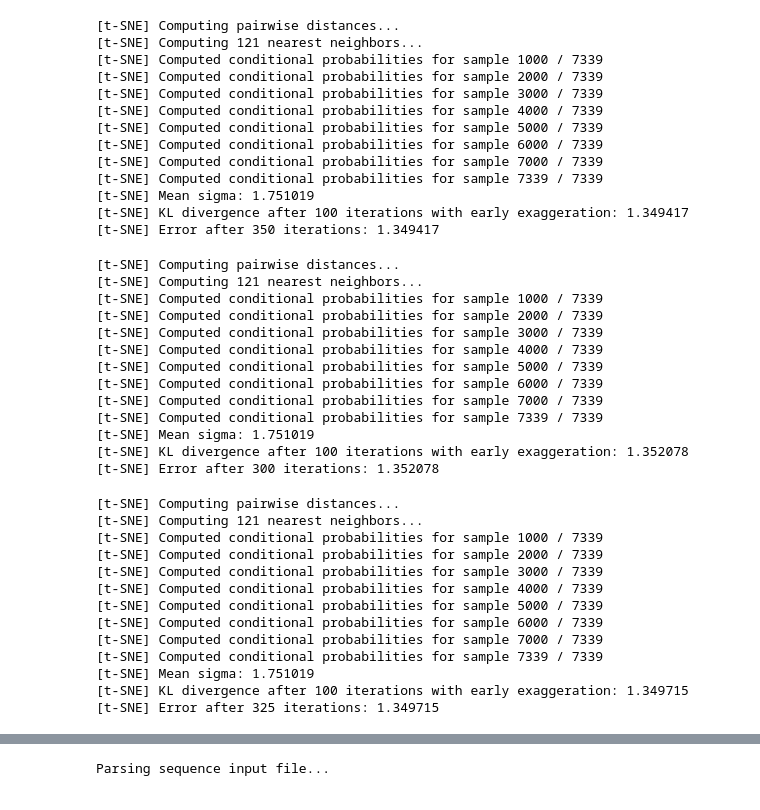
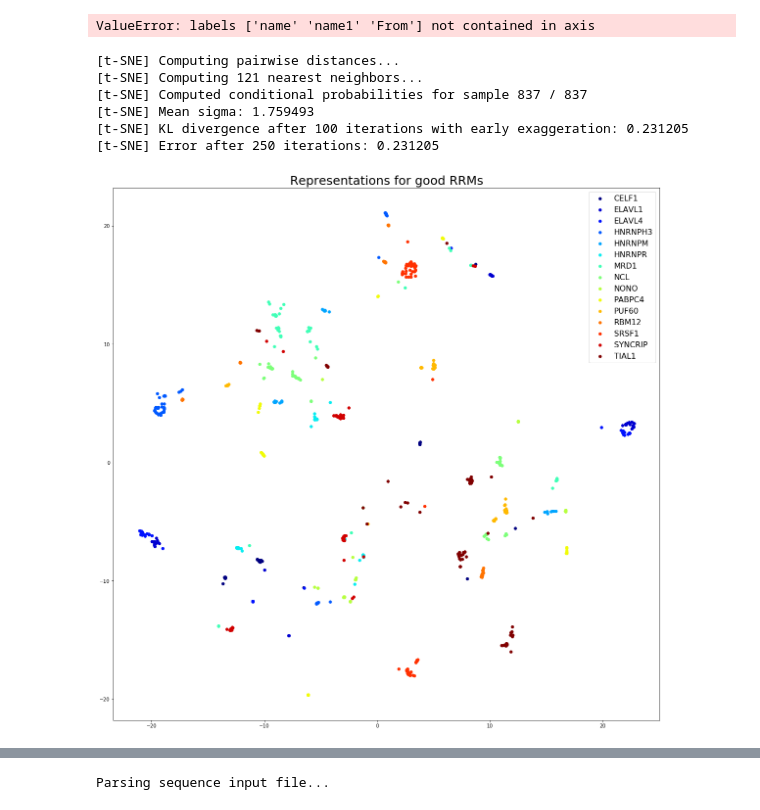
Before and after one commit to ostwind/ProteinLatentRep, a Jupyter notebook: CNN_LSTM/CNN_LSTM_tSNE.ipynb, the cells around one changed output, grey strips where cells are left out. Cells and saved outputs as stored; diff of their text form; code cells hidden in the pictures.

```diff
--- a/CNN_LSTM/CNN_LSTM_tSNE.ipynb
+++ b/CNN_LSTM/CNN_LSTM_tSNE.ipynb
@@ -24,0 +23,5 @@ with open('../data/tentative_genename_mapping.tab', 'rb') as original_file:
+# %%
+hiddens['name1'] = [name.split('.')[0] for name in hiddens.name]
+match = pd.read_csv('../data/tentative_genename_mapping.csv')
+matched = pd.merge(hiddens, match, left_on='name1', right_on='From')
+matched.shape
@@ -34,6 +34,0 @@ hiddens=pd.read_csv('hiddens.csv', index_col=0)
-# %%
-hiddens2=pd.read_csv('hiddens.csv', index_col=0)
-hiddens2['name1'] = [name.split('.')[0] for name in hiddens2.name]
-match = pd.read_csv('../data/tentative_genename_mapping.csv')
-matched = pd.merge(hiddens2, match, left_on='name1', right_on='From')
-matched.shape
@@ -43,0 +94,9 @@ matched = pd.merge(hiddens, match, left_on='name1', right_on='From')
+# %%
+matched2plot = matched[[gen in gens2plot for gen in matched['To']]].sort_values('To')
+# %%
+# hiddens_to_plot = matched.loc[[gene in genes_to_plot for gene in matched['genID']], :].drop(
+#     ['name','name1', 'From', 'To'], 1)
+matched2plot = matched2plot.drop(['name','name1', 'From', 'genID'], 1)
+matched2plot
+# %% [output]
+ValueError: labels ['name' 'name1' 'From'] not contained in axis
@@ -50,53 +107,13 @@ hiddens_to_plot = matched.drop(['name','name1', 'From', 'To'], 1)
 # %%
 from imp import reload
 import tsne
 reload(tsne)
-fig = tsne.plot('2d', hiddens_to_plot['genID'], hiddens_to_plot.drop('genID', 1).values, perplexity=10)
+tsne.plot('Representations for good RRMs', matched2plot['To'], matched2plot.drop('To', 1).values, perplexity=100)
 # %% [output]
 [t-SNE] Computing pairwise distances...
 [t-SNE] Computing 121 nearest neighbors...
-[t-SNE] Computed conditional probabilities for sample 1000 / 7339
-[t-SNE] Computed conditional probabilities for sample 2000 / 7339
-[t-SNE] Computed conditional probabilities for sample 3000 / 7339
-[t-SNE] Computed conditional probabilities for sample 4000 / 7339
-[t-SNE] Computed conditional probabilities for sample 5000 / 7339
-[t-SNE] Computed conditional probabilities for sample 6000 / 7339
-[t-SNE] Computed conditional probabilities for sample 7000 / 7339
-[t-SNE] Computed conditional probabilities for sample 7339 / 7339
-[t-SNE] Mean sigma: 1.751019
-[t-SNE] KL divergence after 100 iterations with early exaggeration: 1.349417
-[t-SNE] Error after 350 iterations: 1.349417
+[t-SNE] Computed conditional probabilities for sample 837 / 837
+[t-SNE] Mean sigma: 1.759493
+[t-SNE] KL divergence after 100 iterations with early exaggeration: 0.231205
+[t-SNE] Error after 250 iterations: 0.231205
+[figure, added]
-# %%
-reload(tsne)
-tsne.plot('2d', hiddens_to_plot['genID'], hiddens_to_plot.drop('genID', 1).values, perplexity=100)
-# %% [output]
-[t-SNE] Computing pairwise distances...
-[t-SNE] Computing 121 nearest neighbors...
-[t-SNE] Computed conditional probabilities for sample 1000 / 7339
-[t-SNE] Computed conditional probabilities for sample 2000 / 7339
-[t-SNE] Computed conditional probabilities for sample 3000 / 7339
-[t-SNE] Computed conditional probabilities for sample 4000 / 7339
-[t-SNE] Computed conditional probabilities for sample 5000 / 7339
-[t-SNE] Computed conditional probabilities for sample 6000 / 7339
-[t-SNE] Computed conditional probabilities for sample 7000 / 7339
-[t-SNE] Computed conditional probabilities for sample 7339 / 7339
-[t-SNE] Mean sigma: 1.751019
-[t-SNE] KL divergence after 100 iterations with early exaggeration: 1.352078
-[t-SNE] Error after 300 iterations: 1.352078
-# %%
-reload(tsne)
-tsne.plot('Representation for filtered RRMs', hiddens_to_plot['genID'], hiddens_to_plot.drop('genID', 1).values, perplexity=100)
-# %% [output]
-[t-SNE] Computing pairwise distances...
-[t-SNE] Computing 121 nearest neighbors...
-[t-SNE] Computed conditional probabilities for sample 1000 / 7339
-[t-SNE] Computed conditional probabilities for sample 2000 / 7339
-[t-SNE] Computed conditional probabilities for sample 3000 / 7339
-[t-SNE] Computed conditional probabilities for sample 4000 / 7339
-[t-SNE] Computed conditional probabilities for sample 5000 / 7339
-[t-SNE] Computed conditional probabilities for sample 6000 / 7339
-[t-SNE] Computed conditional probabilities for sample 7000 / 7339
-[t-SNE] Computed conditional probabilities for sample 7339 / 7339
-[t-SNE] Mean sigma: 1.751019
-[t-SNE] KL divergence after 100 iterations with early exaggeration: 1.349715
-[t-SNE] Error after 325 iterations: 1.349715
```
Also changed, not shown: parts of 20 cells of this notebook.
